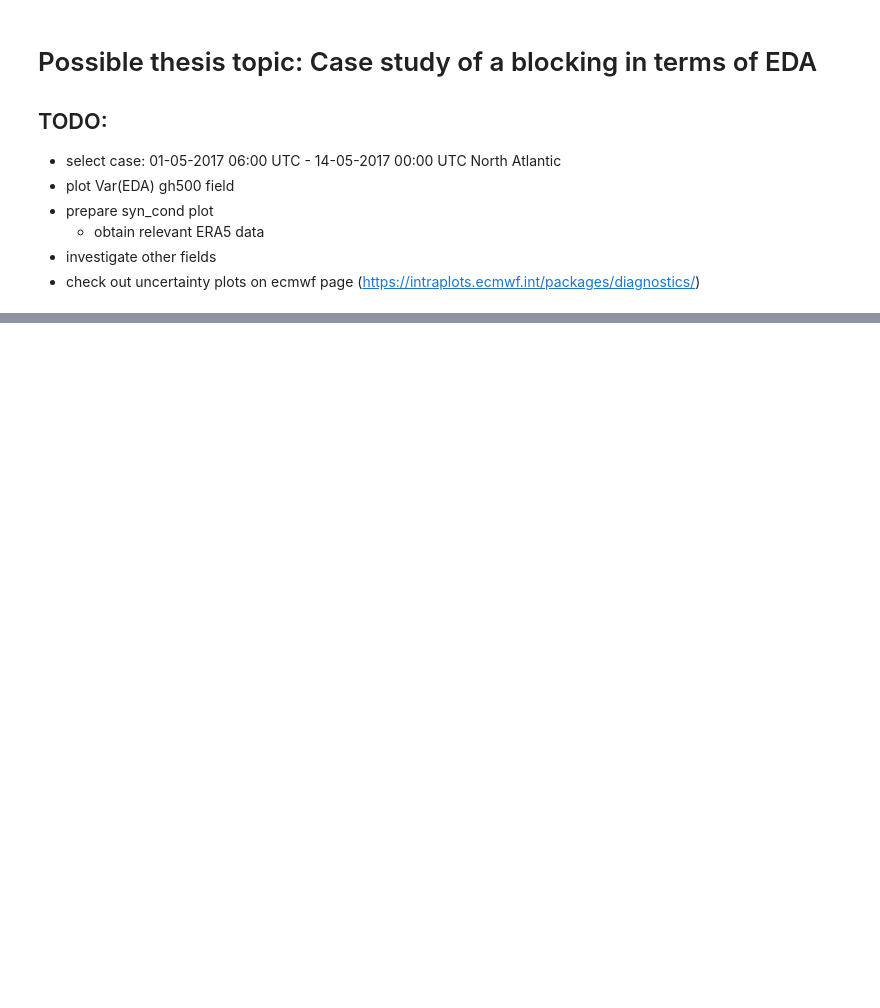
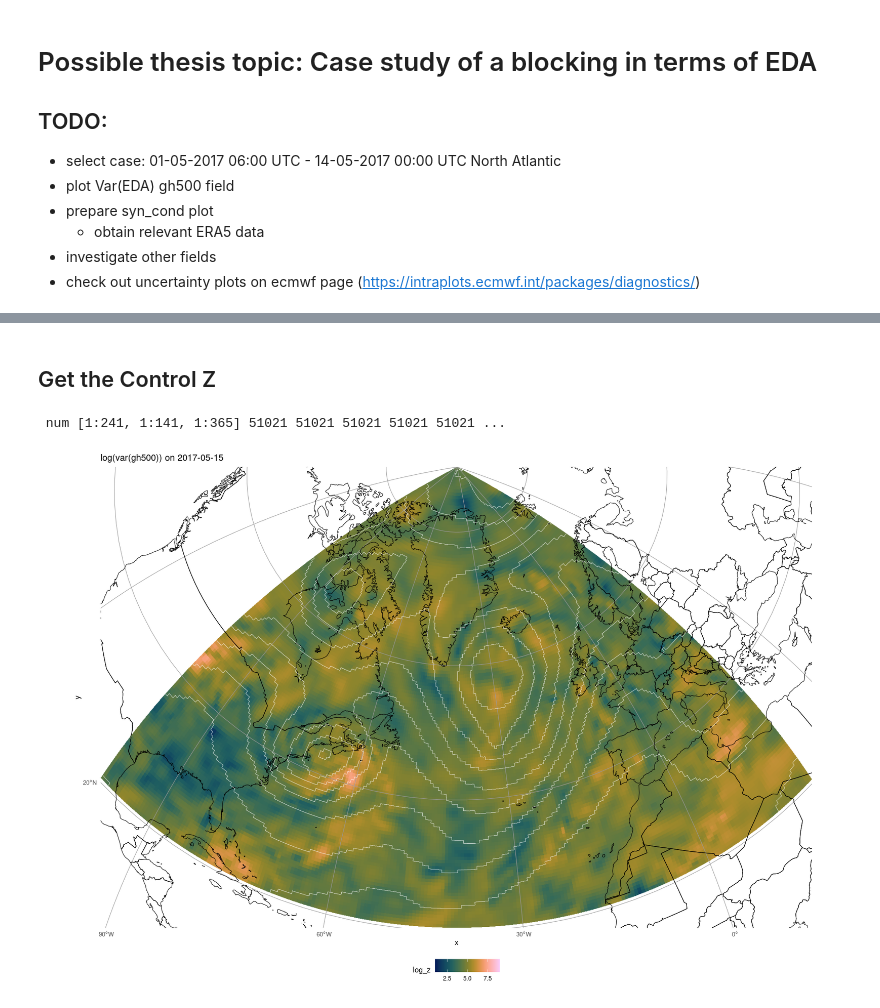
Before and after one commit to hschoeller/wp22a, a Jupyter notebook: notebooks/CaseStudy.ipynb, the cells around one changed output, grey strips where cells are left out. Drawn from its saved outputs; the diff is of its cells as text; code cells hidden in the pictures; blank space fills up the shorter version.

```diff
--- a/notebooks/CaseStudy.ipynb
+++ b/notebooks/CaseStudy.ipynb
@@ -35,9 +19,10 @@ Successfully loaded changepoint package version 2.3
 # %%
+target_year <- 2017
 data_path <- "/net/scratch/schoelleh96/WP2/WP2.2a/ens_data/"
-file_name <- "spread_2017.nc"
+file_name <- paste0("spread_", target_year, ".nc")
 library(ncdf4)
 # %%
-nc <- nc_open("/net/scratch/schoelleh96/WP2/WP2.2a/ens_data/spread_2017.nc")
+nc <- nc_open(paste0(data_path, file_name))
 z_data <- ncvar_get(nc, "z")
 
 lat <- ncvar_get(nc, "latitude")
@@ -51,3 +36,40 @@ time <- as.Date(as.POSIXct(time_data,
     origin = time_origin,
     tz = "UTC"
 ))
+# %% [markdown]
+## Get the Control Z
+# %%
+# Open the file
+nc <- nc_open(paste0(data_path, "data.nc"))
+
+# Identify the index for number == 0
+num <- ncvar_get(nc, "number")
+number_idx <- which(num == 0)
+if (length(number_idx) == 0) {
+    stop("No index found where number equals 0.")
+}
+# Use the first occurrence (modify if needed)
+number_idx <- number_idx[1]
+# Find indices for the desired year
+time_data <- ncvar_get(nc, "valid_time")
+time_origin <- sub(
+    "seconds since ", "",
+    ncatt_get(nc, "valid_time", "units")$value
+)
+time_whole <- as.Date(as.POSIXct(time_data,
+    origin = time_origin,
+    tz = "UTC"
+))
+time_idx <- which(format(time_whole, "%Y") == target_year)
+if (length(time_idx) == 0) {
+    stop("No time indices found for the specified year.")
+}
+start_vec <- c(1, 1, min(time_idx), number_idx)
+count_vec <- c(-1, -1, length(time_idx), 1)
+z_control <- ncvar_get(nc, "z", start = start_vec, count = count_vec)
+
+nc_close(nc)
+
+str(z_control)
+# %% [output]
+ num [1:241, 1:141, 1:365] 51021 51021 51021 51021 51021 ...
@@ -54,31 +90,45 @@ time <- as.Date(as.POSIXct(time_data,
 # %%
 # Define start and end dates
 start_date <- as.Date("2017-05-01")
+# end_date <- as.Date("2017-05-01")
+
 end_date <- as.Date("2017-05-15")
 
 # Find indices corresponding to the desired time period
 time_indices <- which(time >= start_date & time <= end_date)
 
 # Loop through each time step in the subset
 for (i in time_indices) {
     # Extract z data for the current time step (assuming z_data dimensions: [lon, lat, time])
     z_slice <- z_data[, , i]
+    z_c_slice <- z_control[, , i]
 
     # Create a data frame with lon, lat, and the z values for this time step
     grid_df <- expand.grid(lon = lon, lat = lat)
     grid_df$log_z <- as.vector(log(z_slice))
+    grid_df$z_cntrl <- as.vector(z_c_slice)
 
     # Generate a plot for the current time step using your plot_spatial function
     p <- plot_spatial(
         data = grid_df,
         var_name = "log_z",
         legend_name = "log_z",
-        title = paste("log(var(gh500)) on", time[i])
+        title = paste("log(var(gh500)) on", time[i]),
+        clims = c(1, 9)
     )
-
+    p <- add_contour(
+        p, grid_df,
+        contour_var = "z_cntrl",
+        contour_color = "white",
+        contour_linewidth = 0.25,
+        CRS = CRS
+    )
     # Create a filename for the current plot (e.g., "z_20170501.pdf")
     filename <- paste0("../figs/z_", format(time[i], "%Y%m%d"), ".pdf")
 
     # Save the plot using the provided save_plot function
-    save_plot(p, filename)
+    save_plot(p, filename, width = 12, height = 8)
 }
+p
+# %% [output]
+[figure, added]
```
Also changed, not shown: parts of 3 cells of this notebook, 16 other files.
